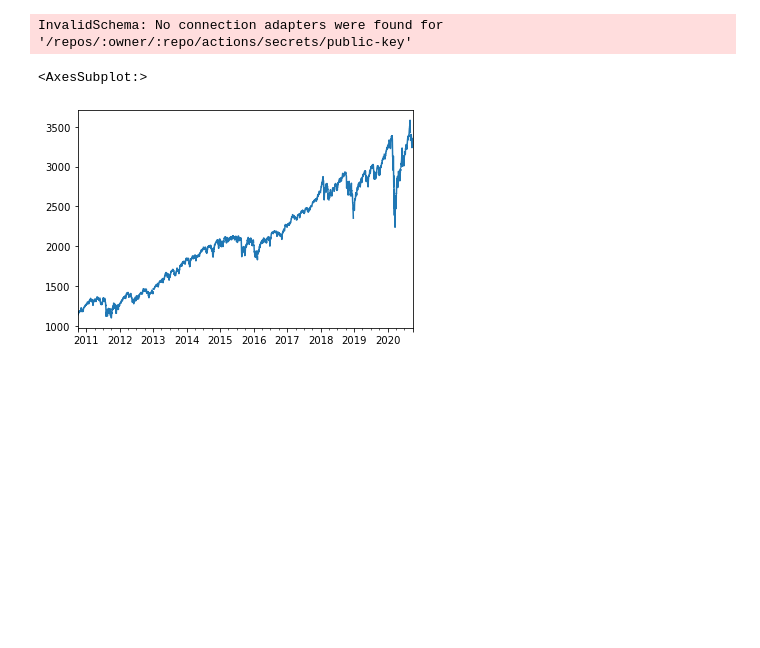
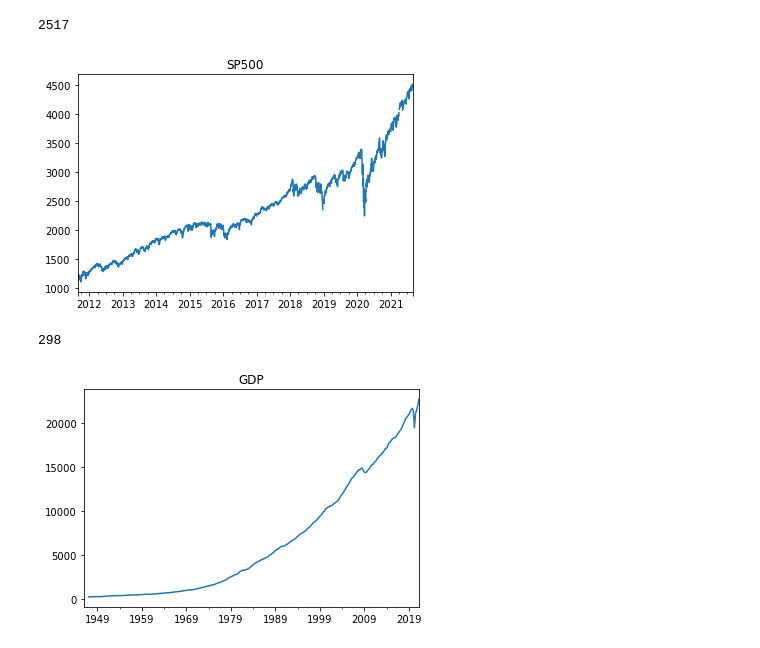
Before and after one commit to whs2k/fintervention, a Jupyter notebook: notebooks/0.1.0-whs-FRED_API_Testt.ipynb, the cells around one changed output. Drawn from its saved outputs; the diff is of its cells as text; code cells hidden in the pictures; blank space fills up the shorter version.

```diff
--- a/notebooks/0.1.0-whs-FRED_API_Testt.ipynb
+++ b/notebooks/0.1.0-whs-FRED_API_Testt.ipynb
@@ -6,13 +0,0 @@ import matplotlib
-# %%
-import requests
-
-endpoint = '/repos/:owner/:repo/actions/secrets/public-key'
-requests.get(endpoint)
-# %% [output]
-InvalidSchema: No connection adapters were found for '/repos/:owner/:repo/actions/secrets/public-key'
-# %%
-data.plot()
-#data[]
-# %% [output]
-<AxesSubplot:>
-[figure, removed]
@@ -18,0 +8,13 @@ data.plot()
+# %%
+fred = Fred(api_key='6f2f81fce97aa422c54836a13d08ebe2')
+series = ['SP500','GDP']
+data = [fred.get_series(x) for x in series]
+for i, df in enumerate(data):
+    print(df.count())
+    df.plot(title=series[i])
+    plt.show()
+# %% [output]
+2517
+[figure, added]
+298
+[figure, added]
```
Also changed, not shown: parts of 7 cells of this notebook, 4 other files.
